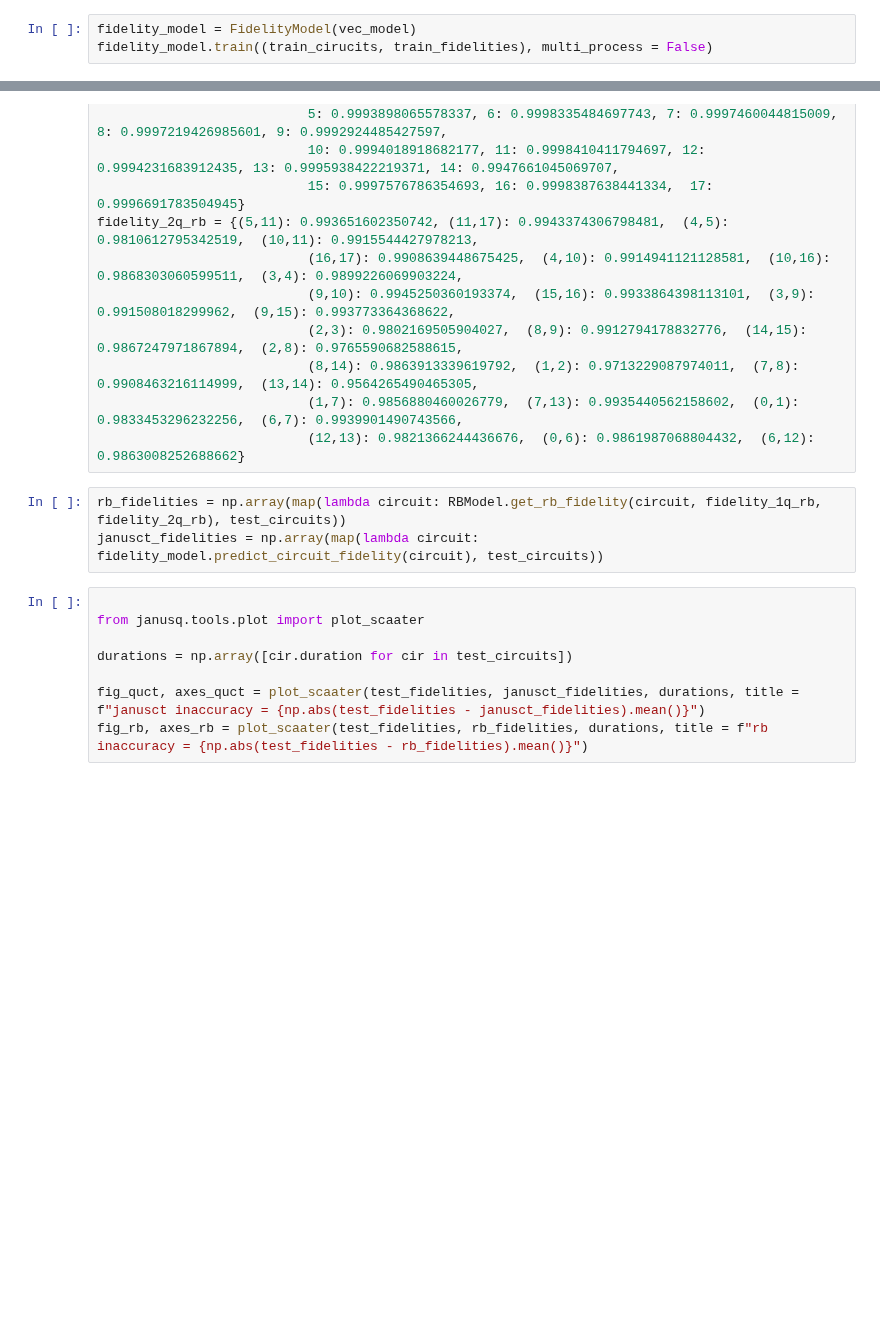
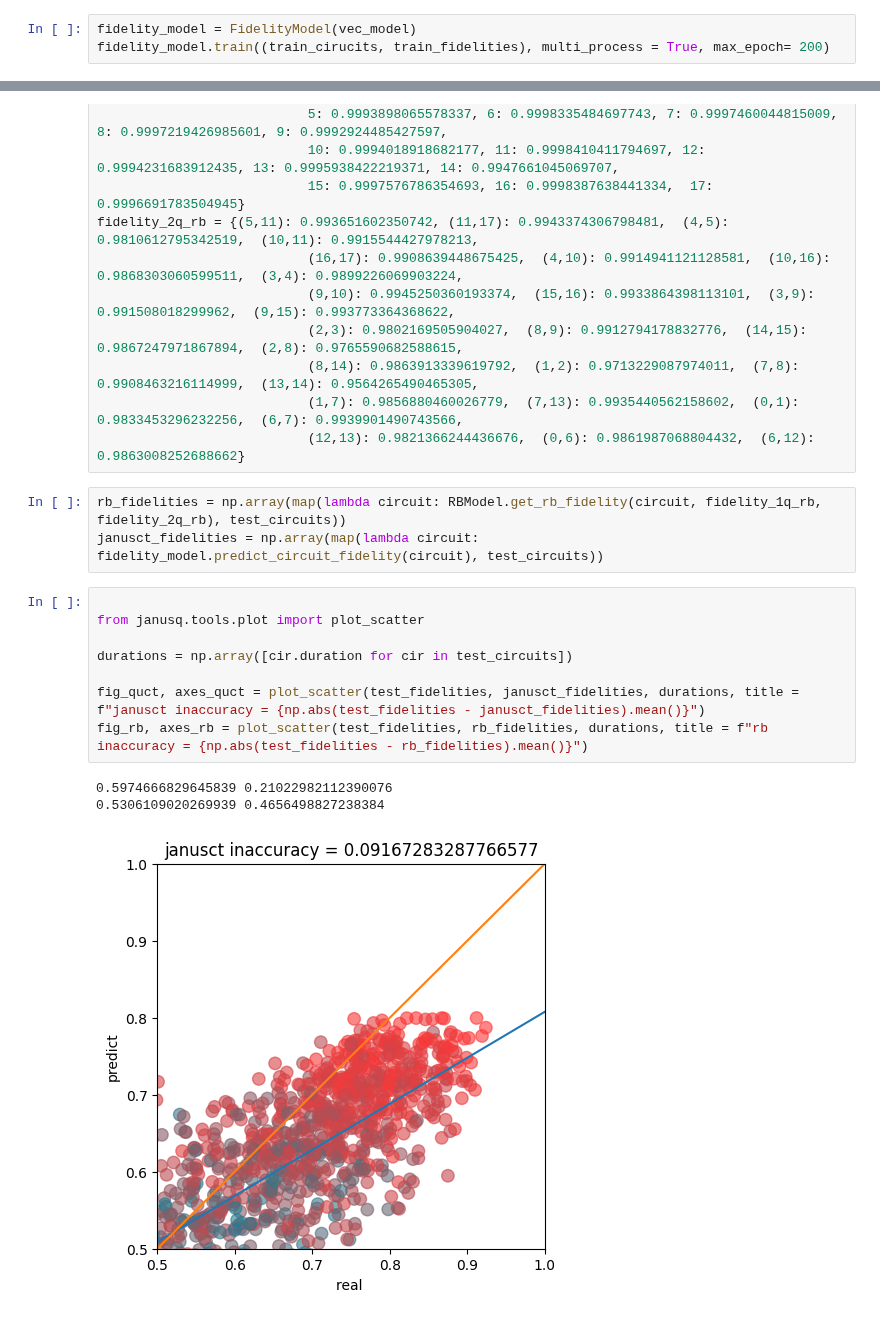
Before and after one commit to JanusQ/JanusQ, a Jupyter notebook: examples/2-3.fidelity_prediction_realqc.ipynb, the cells around one changed output, grey strips where cells are left out. Saved outputs shown, nothing was run; the diff lists cells and outputs as text; blank space fills up the shorter version.

```diff
--- a/examples/2-3.fidelity_prediction_realqc.ipynb
+++ b/examples/2-3.fidelity_prediction_realqc.ipynb
@@ -81,4 +89,4 @@ print(vec_model.max_table_size)
 ## Train Fidelity Model
 # %%
 fidelity_model = FidelityModel(vec_model)
-fidelity_model.train((train_cirucits, train_fidelities), multi_process = False)
+fidelity_model.train((train_cirucits, train_fidelities), multi_process = True, max_epoch= 200)
@@ -106,9 +122,13 @@ rb_fidelities = np.array(map(lambda circuit: RBModel.get_rb_fidelity(circuit, fi
 janusct_fidelities = np.array(map(lambda circuit: fidelity_model.predict_circuit_fidelity(circuit), test_circuits))
 # %%
 
-from janusq.tools.plot import plot_scaater
+from janusq.tools.plot import plot_scatter
 
 durations = np.array([cir.duration for cir in test_circuits])
 
-fig_quct, axes_quct = plot_scaater(test_fidelities, janusct_fidelities, durations, title = f"janusct inaccuracy = {np.abs(test_fidelities - janusct_fidelities).mean()}")
-fig_rb, axes_rb = plot_scaater(test_fidelities, rb_fidelities, durations, title = f"rb inaccuracy = {np.abs(test_fidelities - rb_fidelities).mean()}")
+fig_quct, axes_quct = plot_scatter(test_fidelities, janusct_fidelities, durations, title = f"janusct inaccuracy = {np.abs(test_fidelities - janusct_fidelities).mean()}")
+fig_rb, axes_rb = plot_scatter(test_fidelities, rb_fidelities, durations, title = f"rb inaccuracy = {np.abs(test_fidelities - rb_fidelities).mean()}")
+# %% [output]
+0.5974666829645839 0.21022982112390076
+0.5306109020269939 0.4656498827238384
+[figure, added]
```
Also changed, not shown: parts of 7 cells of this notebook, 6 other files.
